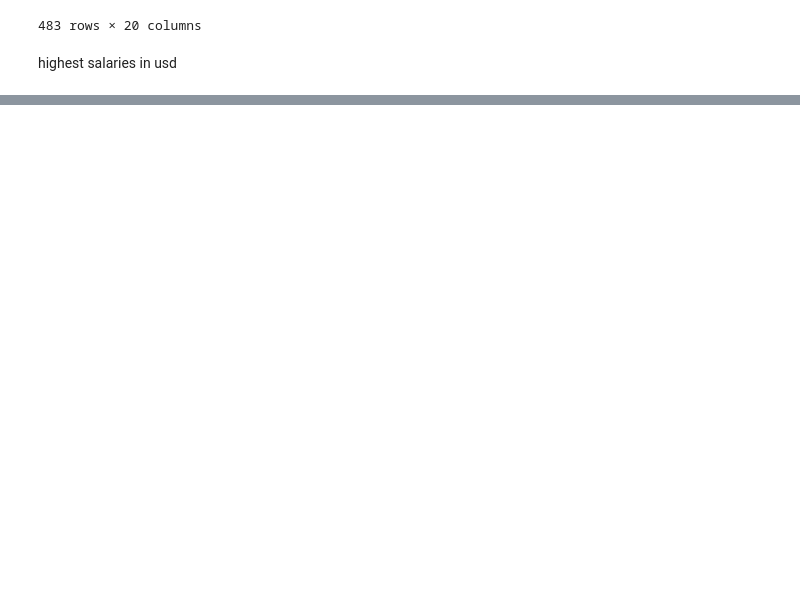
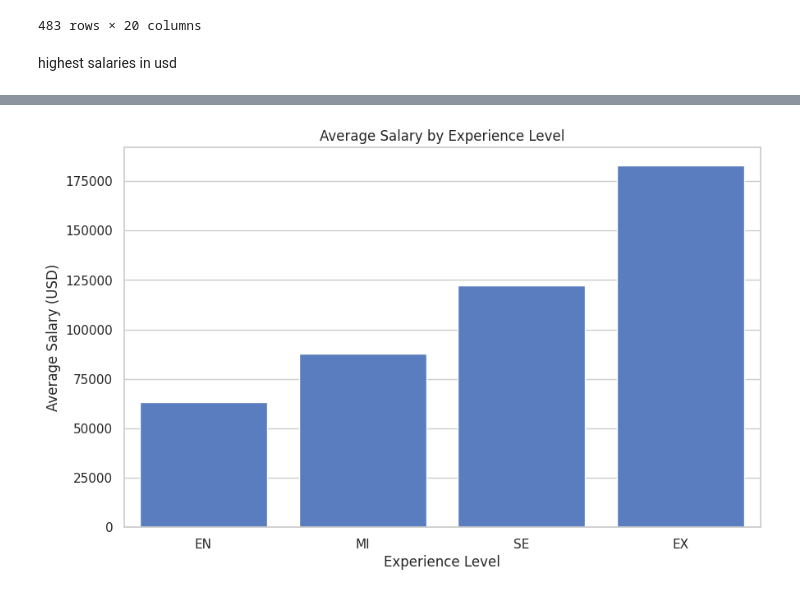
Before and after one commit to Ujjwal-Modi/Global-AI-Job-Market-Trends-Salary-Insights-2025, a Jupyter notebook: EDA_&_Visualization.ipynb, the cells around one changed output, grey strips where cells are left out. Drawn from its saved outputs; the diff is of its cells as text; code cells hidden in the pictures; blank space fills up the shorter version.

Commit message:
Added More Visualizations (2)

```diff
--- a/EDA_&_Visualization.ipynb
+++ b/EDA_&_Visualization.ipynb
@@ -422,0 +428,14 @@ highest salaries in usd
+# %%
+# Set style
+sns.set(style="whitegrid", palette="muted")
+plt.rcParams['figure.figsize'] = (10, 6)
+
+# Load your dataset
+# df = pd.read_csv('your_dataset.csv')  # Uncomment and set your dataset path if not already loaded
+
+# 1. Salary Distribution
+sns.histplot(df['salary_usd'], bins=40, kde=True)
+plt.title('Salary Distribution (USD)')
+plt.xlabel('Salary in USD')
+plt.ylabel('Number of Jobs')
+plt.show()
@@ -422,0 +444,10 @@ highest salaries in usd
+# %%
+# 2. Average Salary by Experience Level
+exp_salary = df.groupby('experience_level')['salary_usd'].mean().sort_values()
+sns.barplot(x=exp_salary.index, y=exp_salary.values)
+plt.title('Average Salary by Experience Level')
+plt.xlabel('Experience Level')
+plt.ylabel('Average Salary (USD)')
+plt.show()
+# %% [output]
+[figure, added]
```
Also changed, not shown: parts of 12 cells of this notebook.
